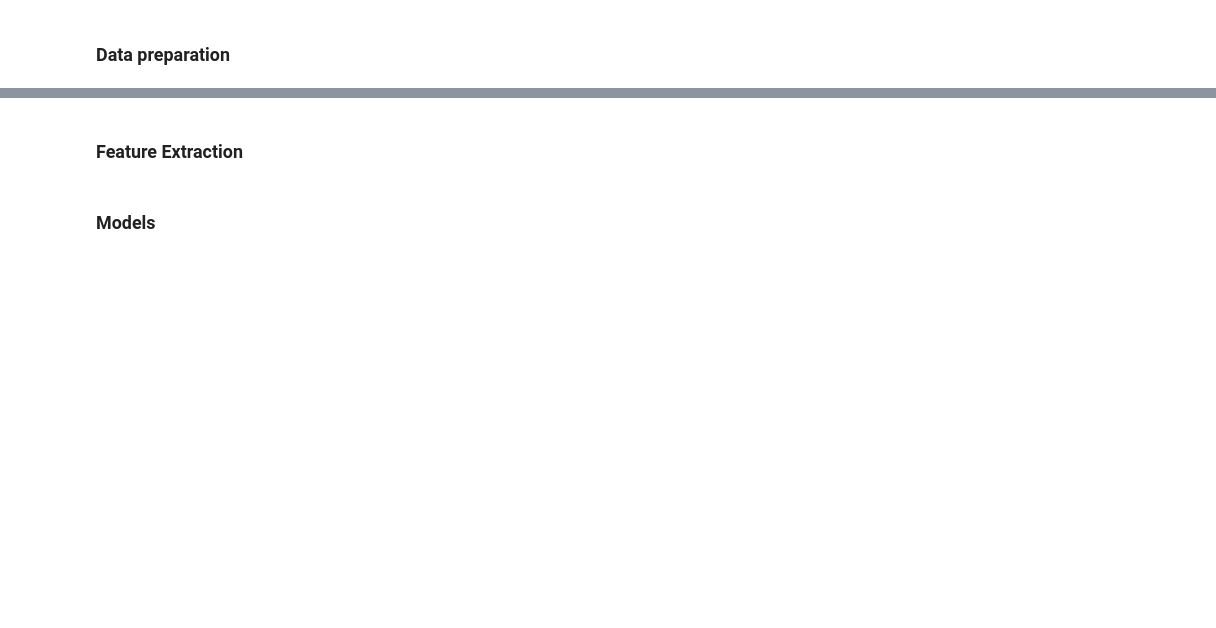
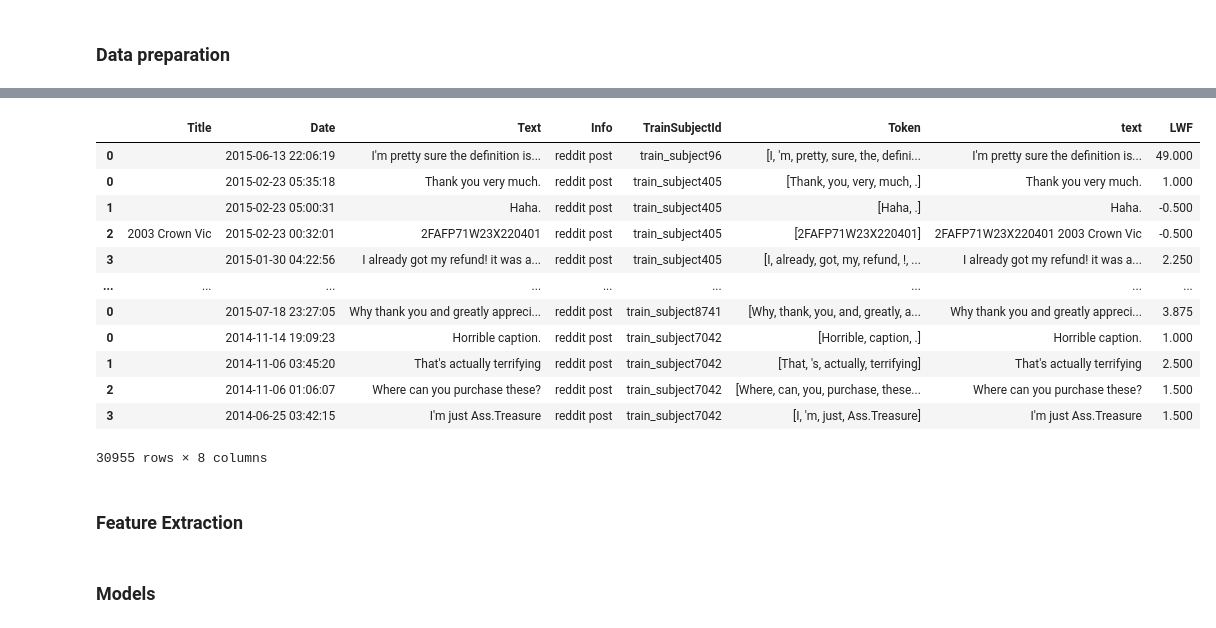
Before and after one commit to tramyynt/master-thesis, a Jupyter notebook: model_evaluation/lexicon_based_models.ipynb, the cells around one changed output, grey strips where cells are left out. Drawn from its saved outputs; the diff is of its cells as text; code cells hidden in the pictures; blank space fills up the shorter version.

```diff
--- a/model_evaluation/lexicon_based_models.ipynb
+++ b/model_evaluation/lexicon_based_models.ipynb
@@ -71,3 +87,21 @@ data_input = liwc_input[['TrainSubjectId', 'Label', 'text']]
+# %%
+positives['LWF'] = positives['Text'].apply(lambda x: textstat.linsear_write_formula(x))
+# %%
+positives
+# %% [output]
+|  | Title | Date | Text | Info | TrainSubjectId | Token | text | LWF |
+| 0 |  | 2015-06-13 22:06:19 | I'm pretty sure the definition is... | reddit post | train_subject96 | [I, 'm, pretty, sure, the, defini... | I'm pretty sure the definition is... | 49.000 |
+| 0 |  | 2015-02-23 05:35:18 | Thank you very much. | reddit post | train_subject405 | [Thank, you, very, much, .] | Thank you very much. | 1.000 |
+| 1 |  | 2015-02-23 05:00:31 | Haha. | reddit post | train_subject405 | [Haha, .] | Haha. | -0.500 |
+| 2 | 2003 Crown Vic | 2015-02-23 00:32:01 | 2FAFP71W23X220401 | reddit post | train_subject405 | [2FAFP71W23X220401] | 2FAFP71W23X220401 2003 Crown Vic | -0.500 |
+| 3 |  | 2015-01-30 04:22:56 | I already got my refund! it was a... | reddit post | train_subject405 | [I, already, got, my, refund, !, ... | I already got my refund! it was a... | 2.250 |
+| ... | ... | ... | ... | ... | ... | ... | ... | ... |
+| 0 |  | 2015-07-18 23:27:05 | Why thank you and greatly appreci... | reddit post | train_subject8741 | [Why, thank, you, and, greatly, a... | Why thank you and greatly appreci... | 3.875 |
+| 0 |  | 2014-11-14 19:09:23 | Horrible caption. | reddit post | train_subject7042 | [Horrible, caption, .] | Horrible caption. | 1.000 |
+| 1 |  | 2014-11-06 03:45:20 | That's actually terrifying | reddit post | train_subject7042 | [That, 's, actually, terrifying] | That's actually terrifying | 2.500 |
+| 2 |  | 2014-11-06 01:06:07 | Where can you purchase these? | reddit post | train_subject7042 | [Where, can, you, purchase, these... | Where can you purchase these? | 1.500 |
+| 3 |  | 2014-06-25 03:42:15 | I'm just Ass.Treasure | reddit post | train_subject7042 | [I, 'm, just, Ass.Treasure] | I'm just Ass.Treasure | 1.500 |
+30955 rows × 8 columns
 # %% [markdown]
 ### Feature Extraction
 # %%
```
Also changed, not shown: parts of 13 cells of this notebook, 1 other file.
